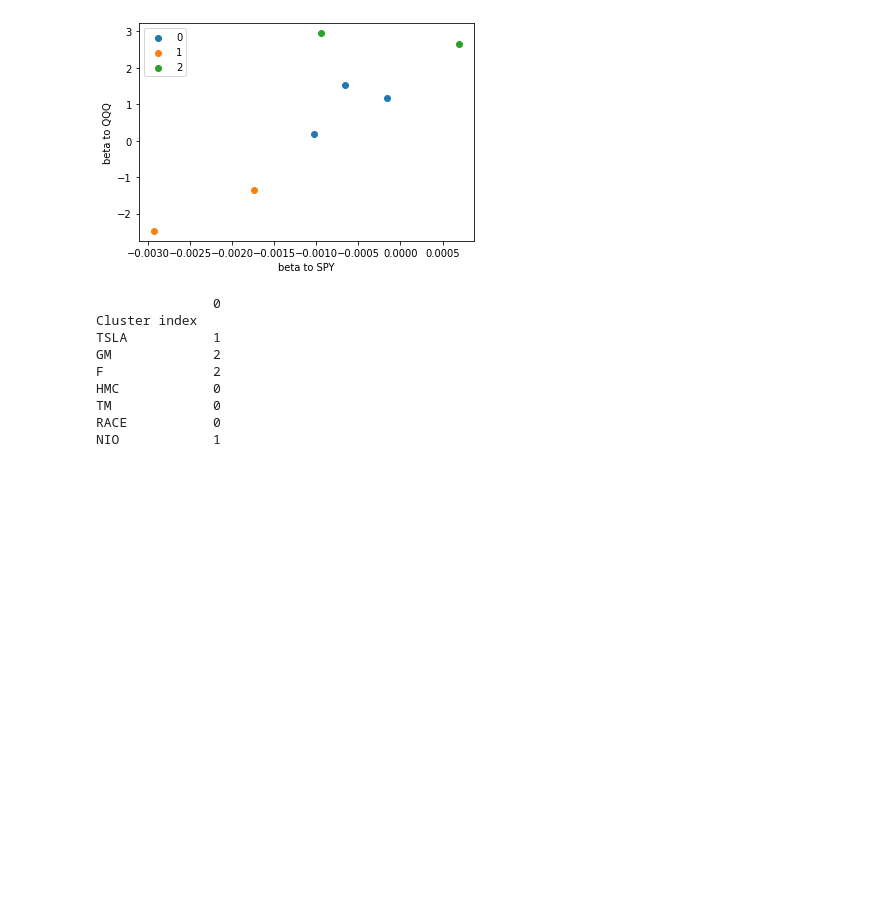
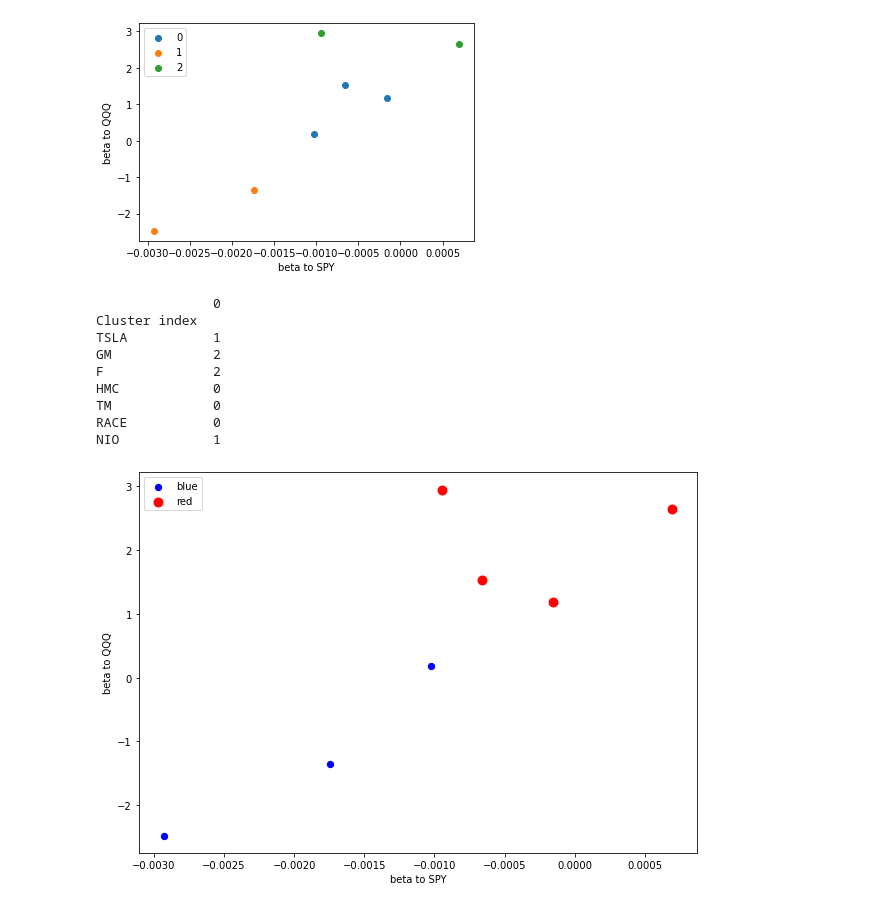
Before and after one commit to AishwaryaSawant/machine_learning_in_finance_Tesla, a Jupyter notebook: INFO7374_Final.ipynb, the cells around one changed output. Drawn from its saved outputs; the diff is of its cells as text; code cells hidden in the pictures; blank space fills up the shorter version.

```diff
--- a/INFO7374_Final.ipynb
+++ b/INFO7374_Final.ipynb
@@ -624,44 +653,46 @@ FACTOR = ['SPY', 'QQQ']
 N = len(LIST)
 PORTFOLIO = pd.DataFrame(columns = LIST)
 for n in range(0, N):
-    PRICE = DataReader(LIST[n], 'yahoo', startdate,enddate)
+    PRICE = DataReader(LIST[n], 'yahoo', start_date,end_date)
     RETURN = np.diff(np.log(PRICE['Adj Close'].values))
     PORTFOLIO[LIST[n]] = RETURN
 
  # First Pass - TIME SERIES
     T = PORTFOLIO.shape[0]
-    SPY = DataReader(FACTOR[0], 'yahoo', startdate,enddate)
+    SPY = DataReader(FACTOR[0], 'yahoo', start_date,end_date)
     F1 = np.diff(np.log(SPY['Adj Close'].values))
-    QQQ = DataReader(FACTOR[1], 'yahoo', startdate,enddate)
+    QQQ = DataReader(FACTOR[1], 'yahoo', start_date,end_date)
     F2 = np.diff(np.log(QQQ['Adj Close'].values))
     X = np.asmatrix(np.column_stack([np.ones((T,1)), F1, F2]))
     K = X.shape[1]
 
 beta = np.zeros([K,N])
 Y = np.zeros([T,N])
 for n in range(0, N):
     Y[:,n] = PORTFOLIO[LIST[n]].values
     #Linear Regression of Y: T x 1 on
     # Regressors X: T x N
     invXX = np.linalg.inv(X.transpose()@X)
     #OLS estimator beta: N x 1'
     beta[:,n] = invXX@X.transpose()@Y[:,n]
 
 
 fig = plt.figure(figsize = (10, 7))
 plt.scatter(beta[0,:], beta[1,:], color = 'b', s = 40,label='blue')
 plt.xlabel('beta to SPY')
 plt.ylabel('beta to QQQ')
 plt.scatter(beta[0,:][beta[1,:]>1], beta[1,:][beta[1,:]>1], color = 'r', s= 80,label='red')
 plt.legend()
 plt.show()
 
 model=IsolationForest(n_estimators=1000, max_samples='auto', contamination=float(.12), \
                         max_features=1.0, bootstrap=False, n_jobs=-1, random_state=42, verbose=0)
 
 model.fit(beta.transpose())
 scores = model.decision_function(beta.transpose())
 pred = model.predict(beta.transpose())
+# %% [output]
+[figure, added]
 # %%
 df3 = pd.DataFrame(LIST,pred)
 df3
```
Also changed, not shown: parts of 32 cells of this notebook, 2 other files.
